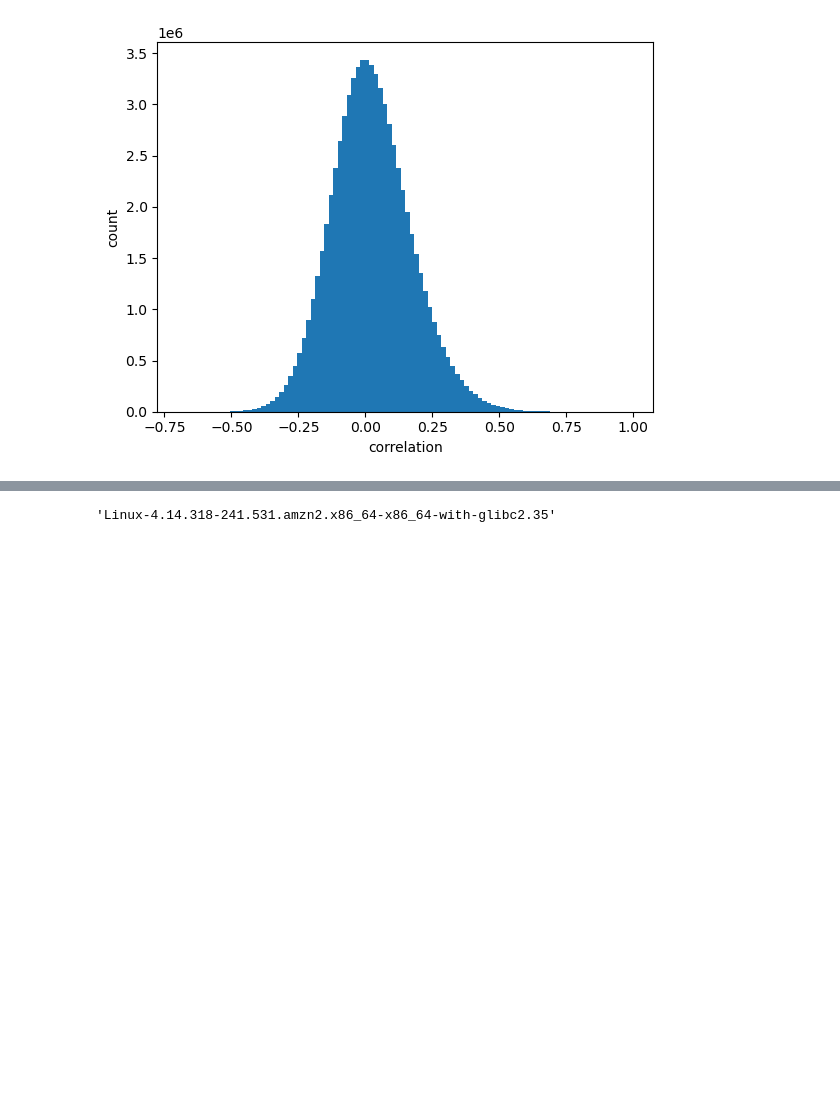
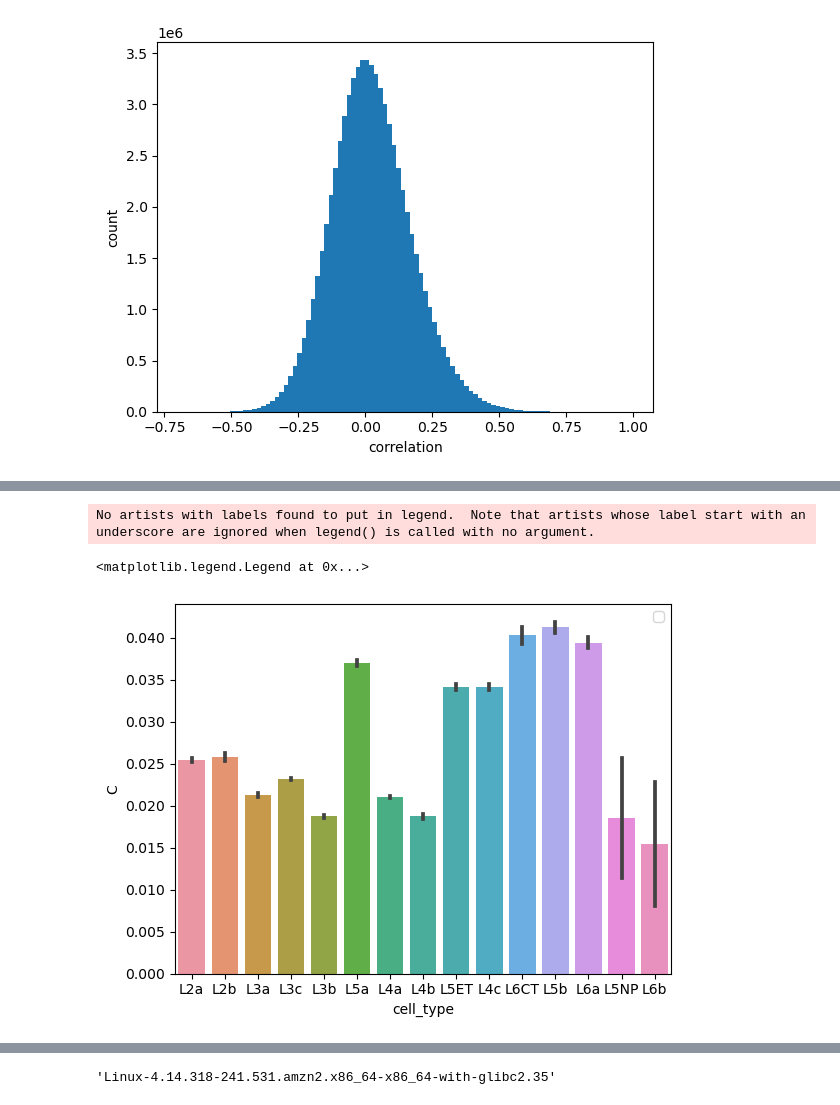
Before and after one commit to AllenInstitute/SWDB_CellTypeFunction, a Jupyter notebook: workshop2/InSilicoStimulus.ipynb, the cells around one changed output, grey strips where cells are left out. Cells and saved outputs as stored; diff of their text form; code cells hidden in the pictures; blank space fills up the shorter version.

```diff
--- a/workshop2/InSilicoStimulus.ipynb
+++ b/workshop2/InSilicoStimulus.ipynb
@@ -129,0 +143,18 @@ ct_df
+# %%
+dfs = []
+
+for cell_type in ct_merge_df.cell_type.unique():
+    ctindex=ct_merge_df.query(f'cell_type=="{cell_type}"').index
+    tempc= corr[ctindex, :][:,ctindex]
+    vals = tempc[np.triu_indices_from(tempc,1)]
+
+    dft = pd.DataFrame({'C':vals})
+    dft['cell_type']=cell_type
+    dfs.append(dft)
+
+df=pd.concat(dfs)
+sns.barplot(data=df, x='cell_type', y='C', errorbar='se')
+# %% [output]
+No artists with labels found to put in legend.  Note that artists whose label start with an underscore are ignored when legend() is called with no argument.
+<matplotlib.legend.Legend at 0x...>
+[figure, added]
```
Also changed, not shown: parts of 18 cells of this notebook, 2 other files.
